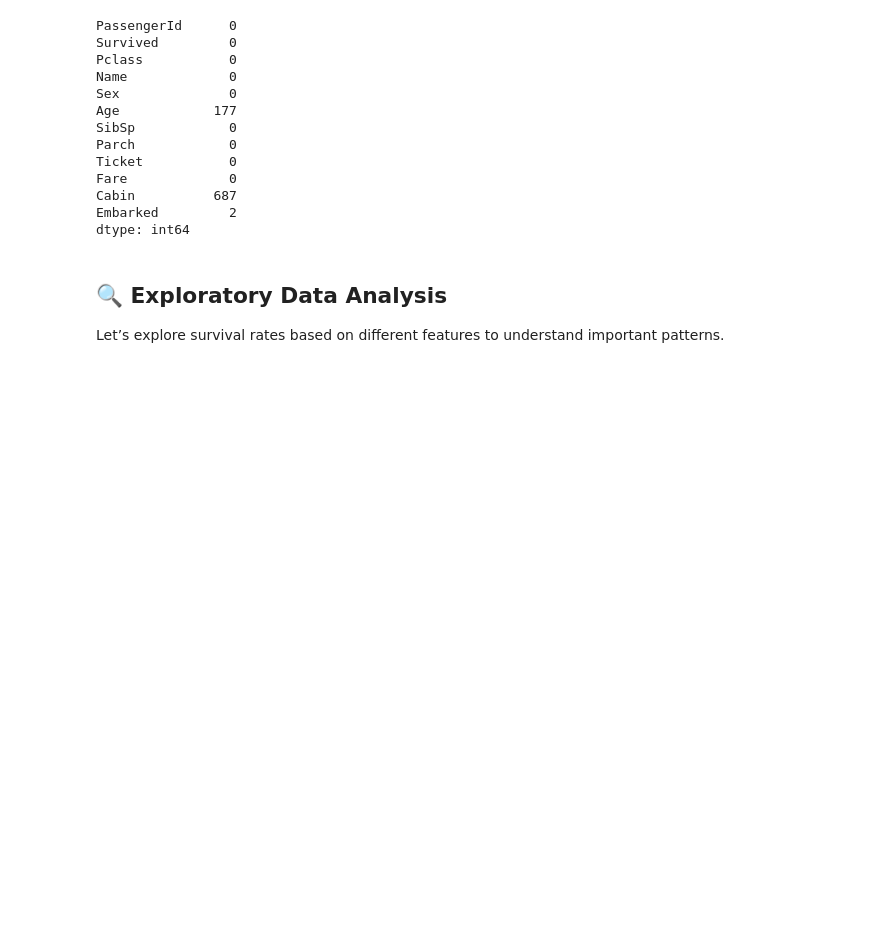
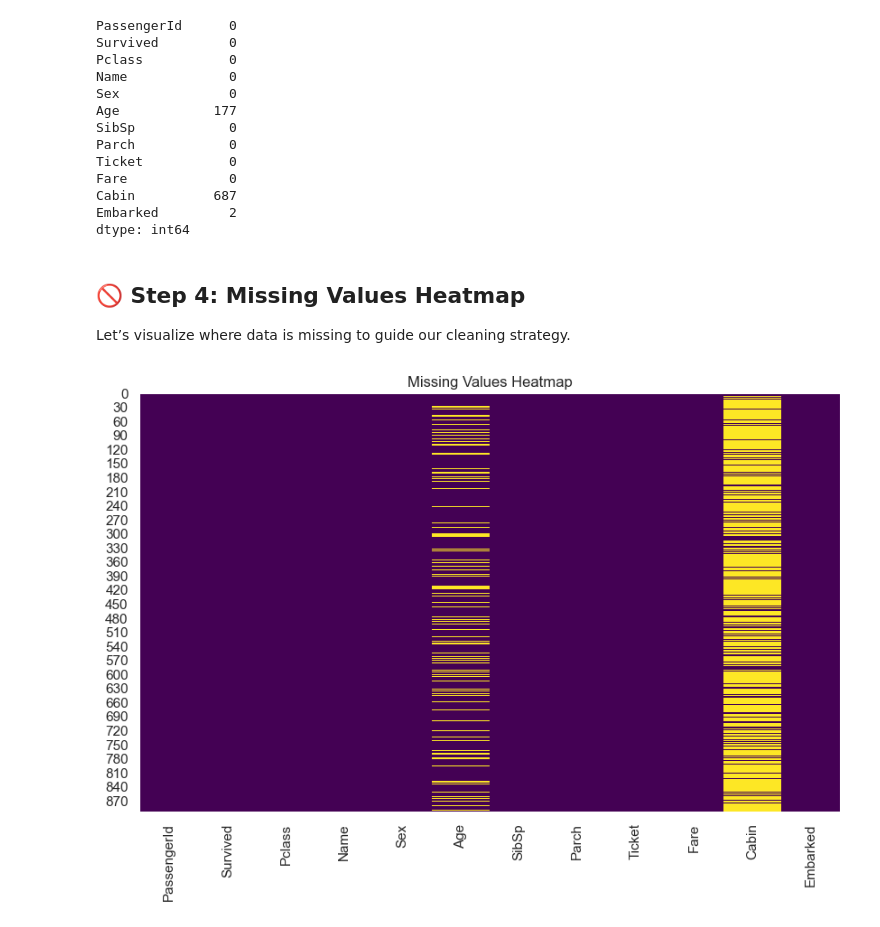
Before and after one commit to ridhwansalim/CODING-SAMURAI-INTERNSHIP-TASK, a Jupyter notebook: Level2/Project_3_Titanic_Classification/Titanic_Classifier.ipynb, the cells around one changed output. Drawn from its saved outputs; the diff is of its cells as text; code cells hidden in the pictures; blank space fills up the shorter version.

```diff
--- a/Level2/Project_3_Titanic_Classification/Titanic_Classifier.ipynb
+++ b/Level2/Project_3_Titanic_Classification/Titanic_Classifier.ipynb
@@ -61,6 +66,13 @@ Fare             0
 Cabin          687
 Embarked         2
 dtype: int64
-# %% [markdown]
-## 🔍 Exploratory Data Analysis
-Let’s explore survival rates based on different features to understand important patterns.
+# %% [markdown]
+## 🚫 Step 4: Missing Values Heatmap
+Let’s visualize where data is missing to guide our cleaning strategy.
+# %%
+plt.figure(figsize=(10,6))
+sns.heatmap(df.isnull(), cbar=False, cmap="viridis")
+plt.title("Missing Values Heatmap")
+plt.show()
+# %% [output]
+[figure, added]
```
Also changed, not shown: parts of 47 cells of this notebook, 1 other file.
